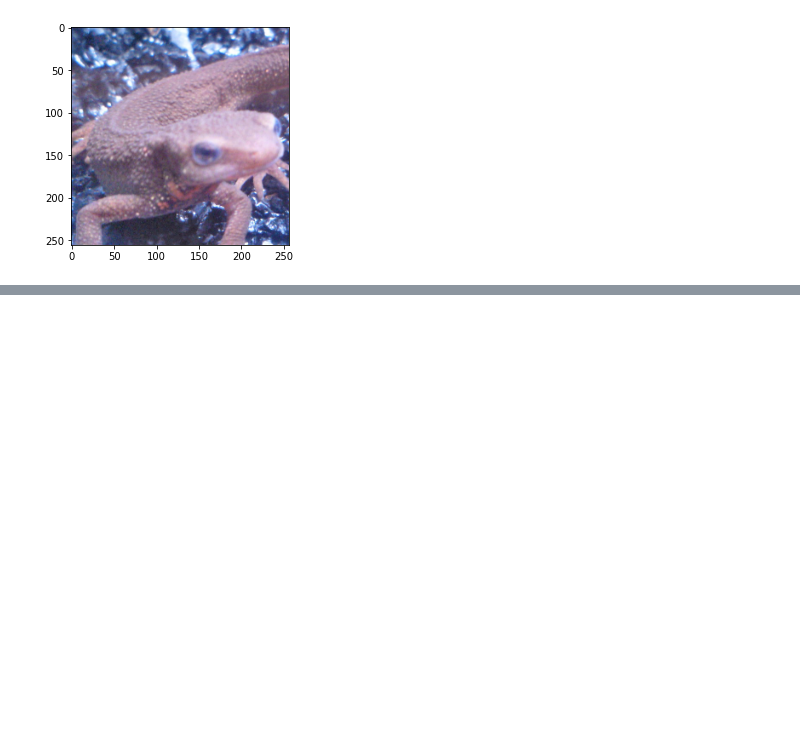
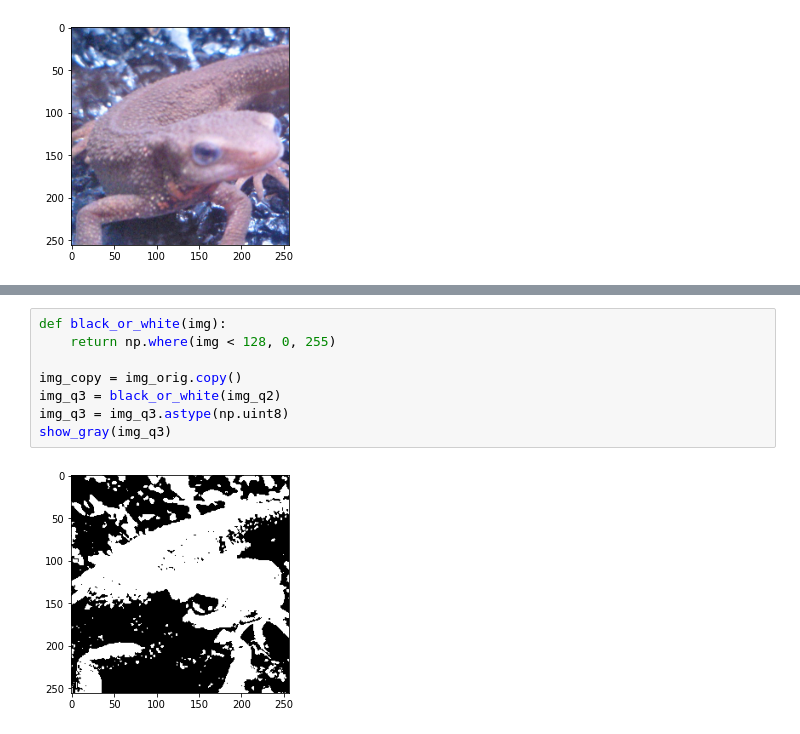
Before and after one commit to honehaniwa/Gasyori100knock, a Jupyter notebook: Question01_10.ipynb, the cells around one changed output, grey strips where cells are left out. Drawn from its saved outputs; the diff is of its cells as text; blank space fills up the shorter version.

```diff
--- a/Question01_10.ipynb
+++ b/Question01_10.ipynb
@@ -14,0 +77,10 @@ plt.show()
+# %%
+def black_or_white(img):
+    return np.where(img < 128, 0, 255)
+
+img_copy = img_orig.copy()
+img_q3 = black_or_white(img_q2)
+img_q3 = img_q3.astype(np.uint8)
+show_gray(img_q3)
+# %% [output]
+[figure, added]
```
Also changed, not shown: parts of 7 cells of this notebook.
